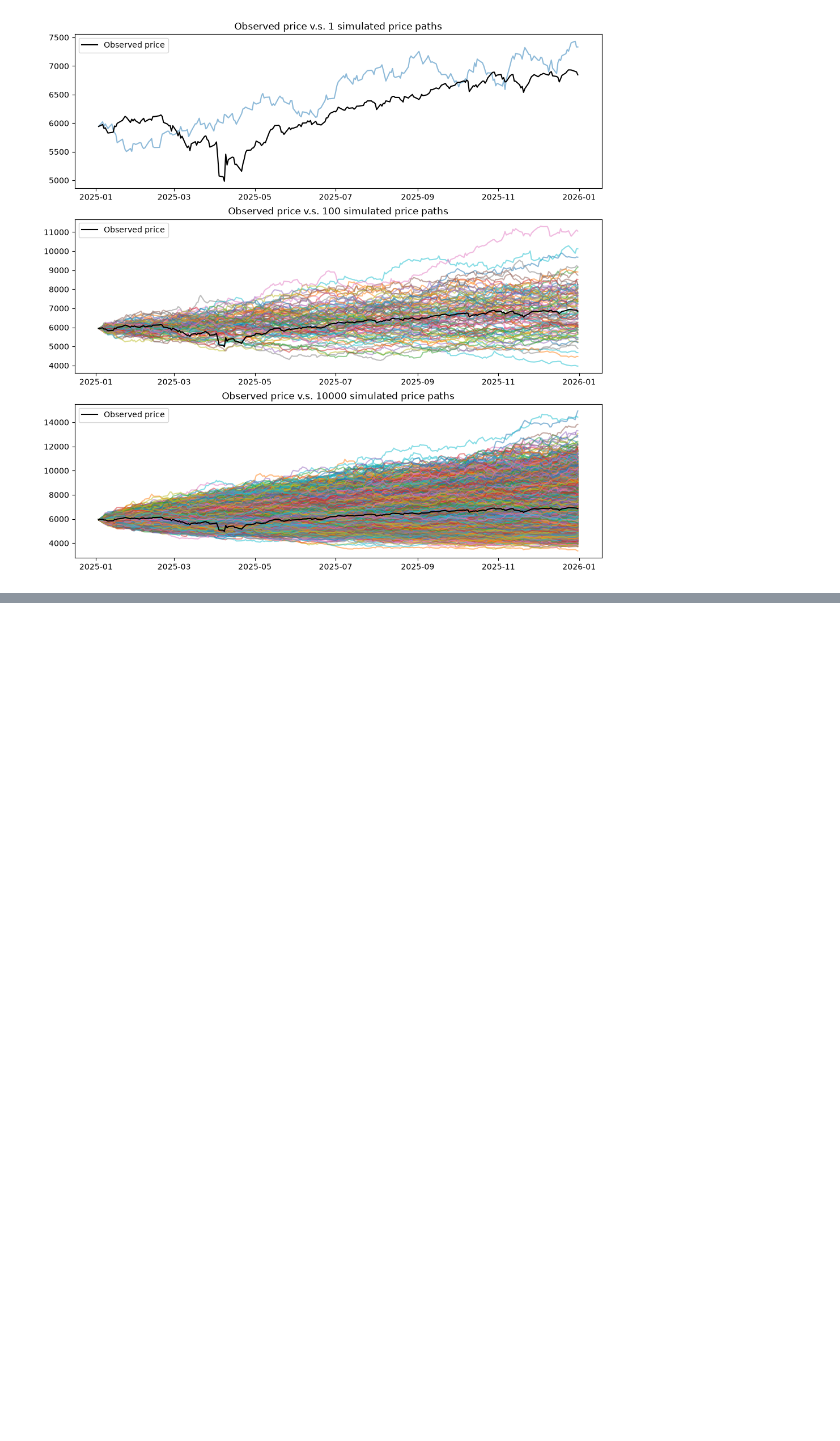
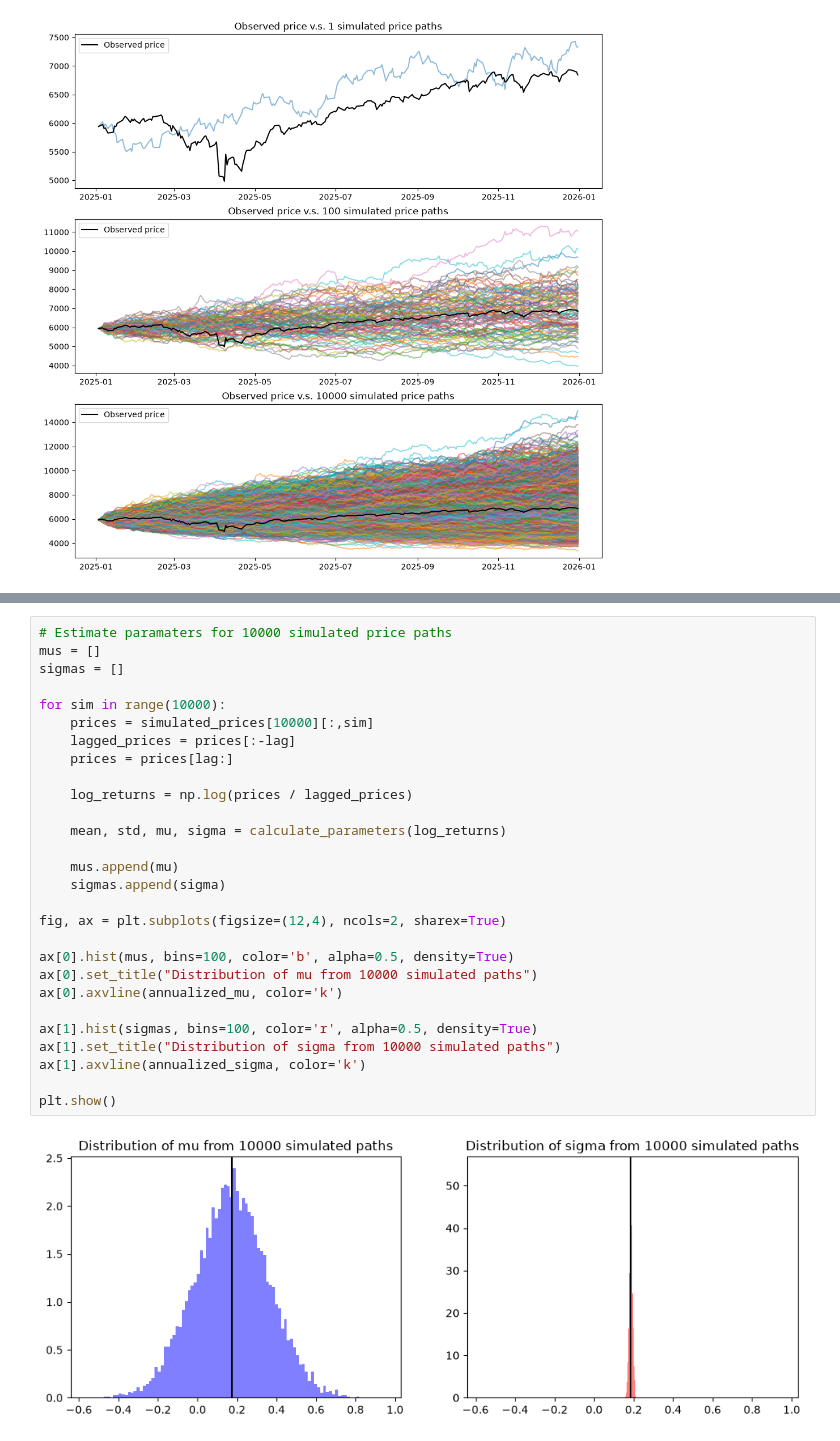
Before and after one commit to victornguyen1003/option-pricing-101, a Jupyter notebook: notebooks/1_returns_volatility_and_gbm.ipynb, the cells around one changed output, grey strips where cells are left out. Saved outputs shown, nothing was run; the diff lists cells and outputs as text; blank space fills up the shorter version.

```diff
--- a/notebooks/1_returns_volatility_and_gbm.ipynb
+++ b/notebooks/1_returns_volatility_and_gbm.ipynb
@@ -202,0 +252,30 @@ plt.show();
+# %%
+# Estimate paramaters for 10000 simulated price paths
+mus = []
+sigmas = []
+
+for sim in range(10000):
+    prices = simulated_prices[10000][:,sim]
+    lagged_prices = prices[:-lag]
+    prices = prices[lag:]
+
+    log_returns = np.log(prices / lagged_prices)
+
+    mean, std, mu, sigma = calculate_parameters(log_returns)
+
+    mus.append(mu)
+    sigmas.append(sigma)
+
+fig, ax = plt.subplots(figsize=(12,4), ncols=2, sharex=True)
+
+ax[0].hist(mus, bins=100, color='b', alpha=0.5, density=True)
+ax[0].set_title("Distribution of mu from 10000 simulated paths")
+ax[0].axvline(annualized_mu, color='k')
+
+ax[1].hist(sigmas, bins=100, color='r', alpha=0.5, density=True)
+ax[1].set_title("Distribution of sigma from 10000 simulated paths")
+ax[1].axvline(annualized_sigma, color='k')
+
+plt.show()
+# %% [output]
+[figure, added]
```
Also changed, not shown: parts of 8 cells of this notebook.
